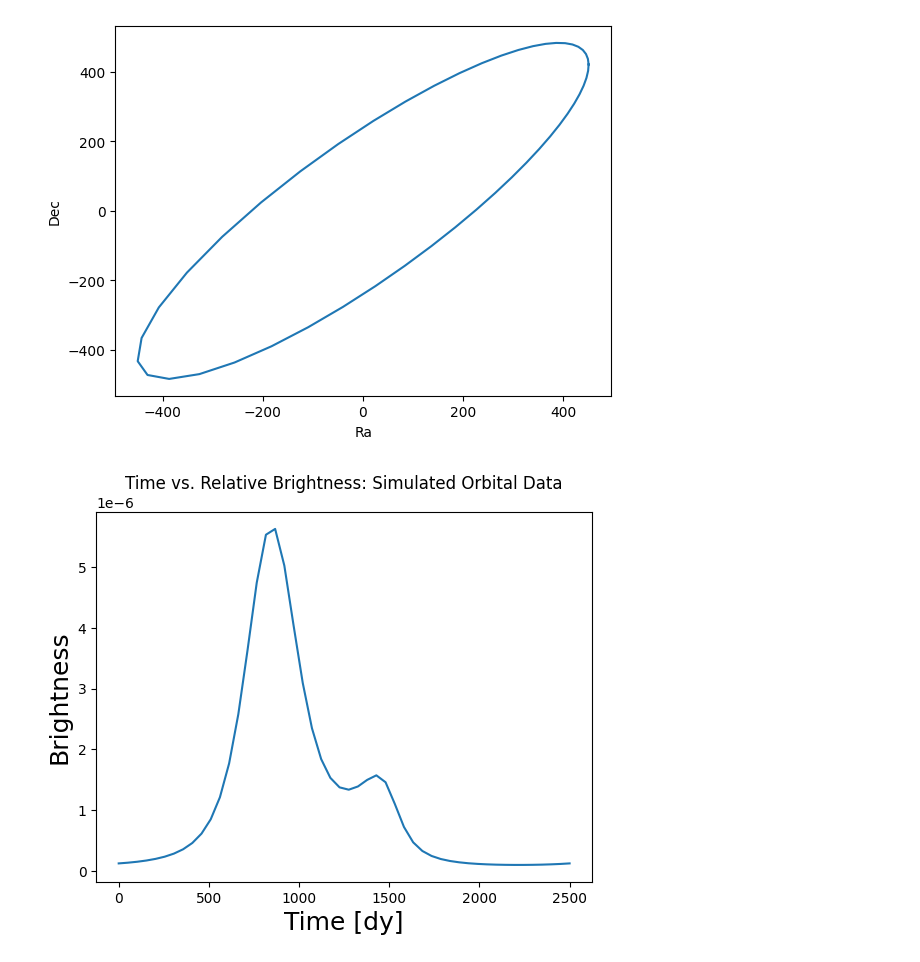
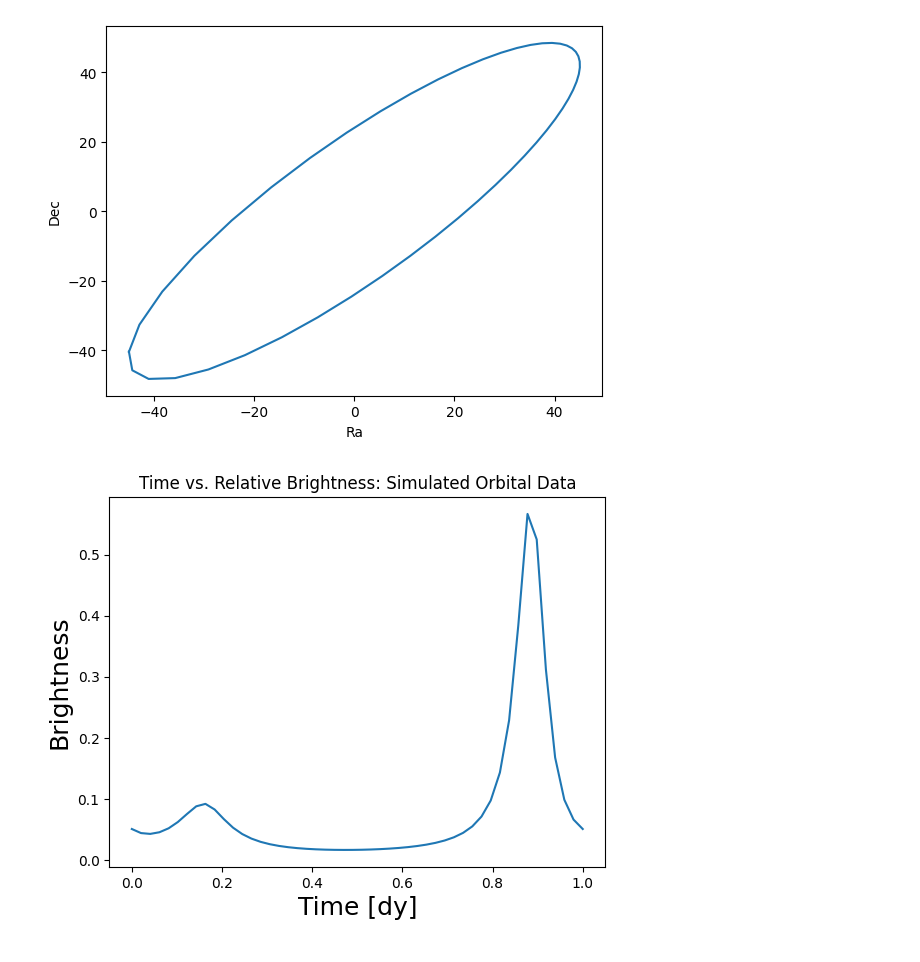
Before and after one commit to Farrmol/CIERA-Research, a Jupyter notebook: OE to Pos and Brightness.ipynb, the cells around one changed output. Saved outputs shown, nothing was run; the diff lists cells and outputs as text; code cells hidden in the pictures.

Commit message:
sarah & farrah bugfixing session

```diff
--- a/OE to Pos and Brightness.ipynb
+++ b/OE to Pos and Brightness.ipynb
@@ -4,26 +4,38 @@ import numpy as np
 import math
 import matplotlib.pyplot as plt
 
+# orbit values
+r = 50 # [mas]
+e = 0.3
+inc = np.radians(30) # [radians]
+Omega = np.radians(60) # [radians]
+omega = np.radians(120) # [radians]
+plx = 30 # [mas]
+albedo= 0.5
+# the semimajor axis (a) that is implied here is 1.5au
+
 # First define functions:
 
 #Here will be the function where we convert time to mean anomaly; we will convert these 5 values:
-time_values = np.linspace(0, 2500, num=50)
+time_values = np.linspace(0, 1, num=50) # [time_values are in years]
 
 # We can begin defining the conversion and its variables
-# t0 is time since periapsis (when its closest to the star) , t is the current time, T is orbital period, a is semi-major axis
-def time_to_mean_anomaly(t, t0 = 1200, T = 2500):
+# t0 is time since periapsis (when its closest to the star) (years), t is the current time, T is orbital period (in years), a is semi-major axis (in au)
+def time_to_mean_anomaly(t, t0, T):
 
 # This is the equation to go from time to mean anomaly
    mean_anomaly = (2 * math.pi * (t-t0)/T)
    return mean_anomaly
 
 
-mean_anomaly = time_to_mean_anomaly(time_values, T = 2500, t0 = 1200)
+T = 1
+t0 = 0
 mean_anomalies = []
 for i in time_values:
-    mean_anomaly = time_to_mean_anomaly(i, 1200, 2500)
+    mean_anomaly = time_to_mean_anomaly(i, t0, T)
     mean_anomalies.append(mean_anomaly)
 
+print(mean_anomalies)
 
 # print out the final answer as a statement
 #for i, mean_anomaly in enumerate(mean_anomalies):
@@ -50,7 +62,7 @@ def mean_to_eccentric(mean_anomaly, e):
     return E
 Ecc_anomalies_list = []
 for i in mean_anomalies:
-    E =  mean_to_eccentric(i,0.3)
+    E =  mean_to_eccentric(i,e)
     Ecc_anomalies_list.append(E)
 #print("These are the eccentric anomalies:", Ecc_anomalies_list)
 
@@ -70,22 +82,29 @@ def eccentric_to_true(E, e):
     return f
 true_anomalies = []
 for i in Ecc_anomalies_list:
-    f = eccentric_to_true(i, 0.3)
+    f = eccentric_to_true(i, e)
     true_anomalies.append(f)
 #print("These are the true anomalies:", true_anomalies)
 
 #print("These are the orbital positions:", orbital_elements_and_true_anomaly_to_positions)
 
-def orbital_elements_and_true_anomaly_to_positions(f, r = 500,e = 0.75,inc = np.radians(30), Omega = np.radians(60), omega = np.radians(120), plx = 0.03):
+def orbital_elements_and_true_anomaly_to_positions(f, r, e,inc, Omega, omega, plx, albedo):
     # Write the converting function
+    # ra & dec should be in units of milliarcseconds (mas)
+    # r should also be mas
+    # Omega, omega, f, and inc should all be in radians.
     ra = r*(np.cos(Omega)*np.cos(omega + f) - np.sin(Omega)*np.sin(omega + f)*np.cos(inc))
     dec = r*(np.sin(Omega)*np.cos(omega + f) - np.cos(Omega)*np.sin(omega + f)*np.cos(inc))
-    a = plx*r
-    Albedo= 0.5
+
+    plx_in_arcsec = plx * 1e-3
+    a = plx_in_arcsec*r # [au]
+
+    print(a)
+
 
     R = (a*(1-e**2))/(1+e*np.cos(f))
 
-    z = int(R)*(-np.cos(omega)*np.sin(inc)*np.sin(f)-np.cos(f)*np.sin(inc)*np.sin(omega))
+    z = R*(-np.cos(omega)*np.sin(inc)*np.sin(f)-np.cos(f)*np.sin(inc)*np.sin(omega))
 
     ro = (z**2+((ra**2+dec**2)/plx**2))**0.5
 
@@ -93,21 +112,16 @@ def orbital_elements_and_true_anomaly_to_positions(f, r = 500,e = 0.75,inc = np.
 
     A = (1/math.pi)*(np.sin(B)+(math.pi-B)*np.cos(B))
 
-    brightness = Albedo*A/ro**2
+    brightness = albedo*A/ro**2
 
     return ra, dec, brightness
-r = 500
-e = 0.3
-inc = np.radians(30)
-Omega = np.radians(60)
-omega = np.radians(120)
-plx = 30
+
 
 oe_to_pos_ra = []
 oe_to_pos_dec = []
 brightness_new = []
 for i in true_anomalies:
-    ra, dec, brightness = orbital_elements_and_true_anomaly_to_positions(i, r, e, inc, Omega, omega, plx)
+    ra, dec, brightness = orbital_elements_and_true_anomaly_to_positions(i, r, e, inc, Omega, omega, plx, albedo)
 
     oe_to_pos_ra.append(ra)
     oe_to_pos_dec.append(dec)
@@ -145,7 +159,8 @@ import csv
 
 #CSV file name
 #filename = "/Users/farrahamolina/orbitize/orbitize/example_data/orbital_data_with_id.csv"
-filename = "/Users/farrahamolina/orbitize/orbitize/example_data/simulated_ra_dec_data.csv"
+# filename = "/Users/farrahamolina/orbitize/orbitize/example_data/simulated_ra_dec_data.csv"
+filename = "simulated_ra_dec_data.csv"
 Object_ID_List = [1] * 50
 raoff_err_list = [0.01] * 50
 decoff_err_list = [0.01] * 50
@@ -177,3 +208,3 @@ print("simulated data csv success!")
 simulated data csv success!
-[figure, old version]
+[figure, new version]
-[figure, old version]
+[figure, new version]
```
Also changed, not shown: parts of 1 cell of this notebook, 2 other files.
